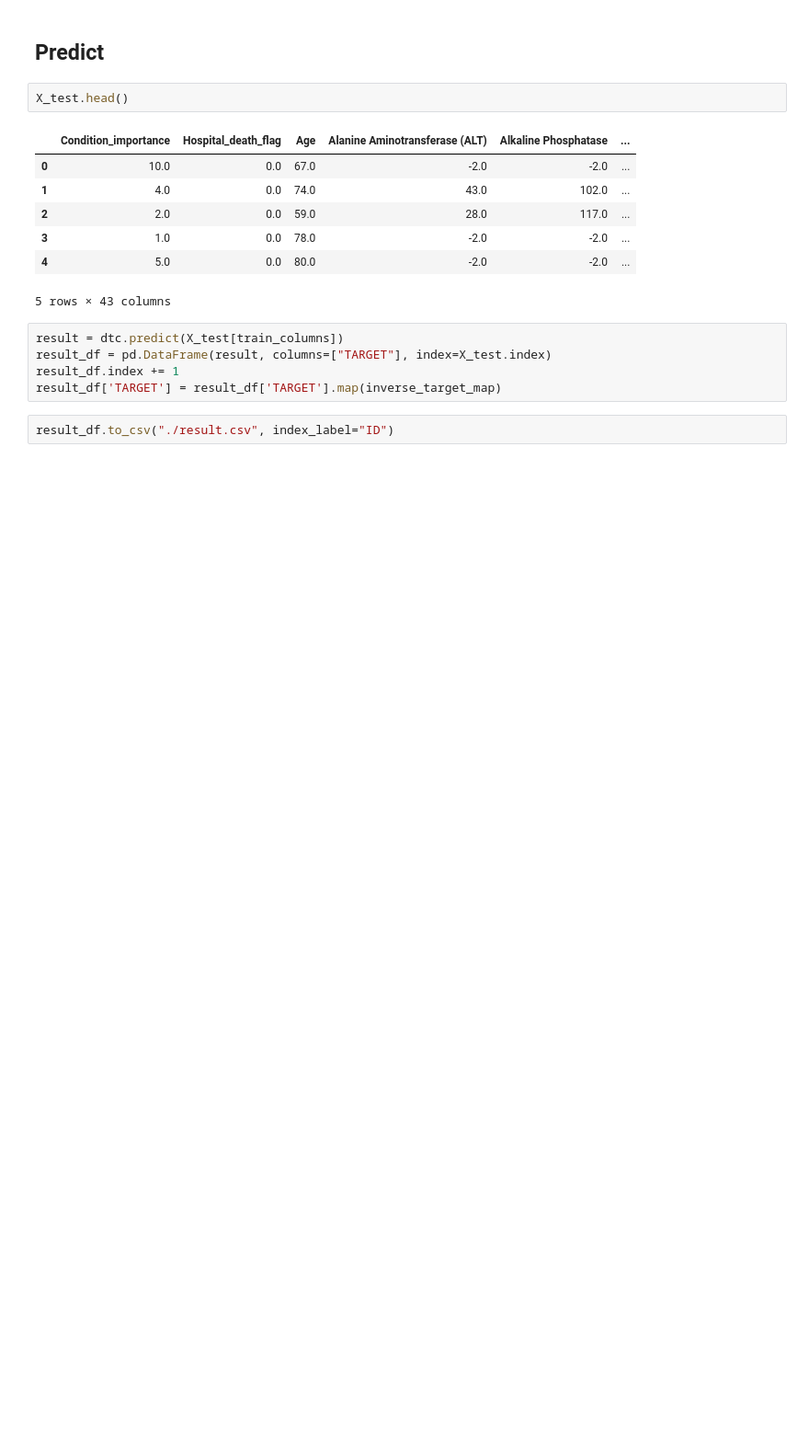
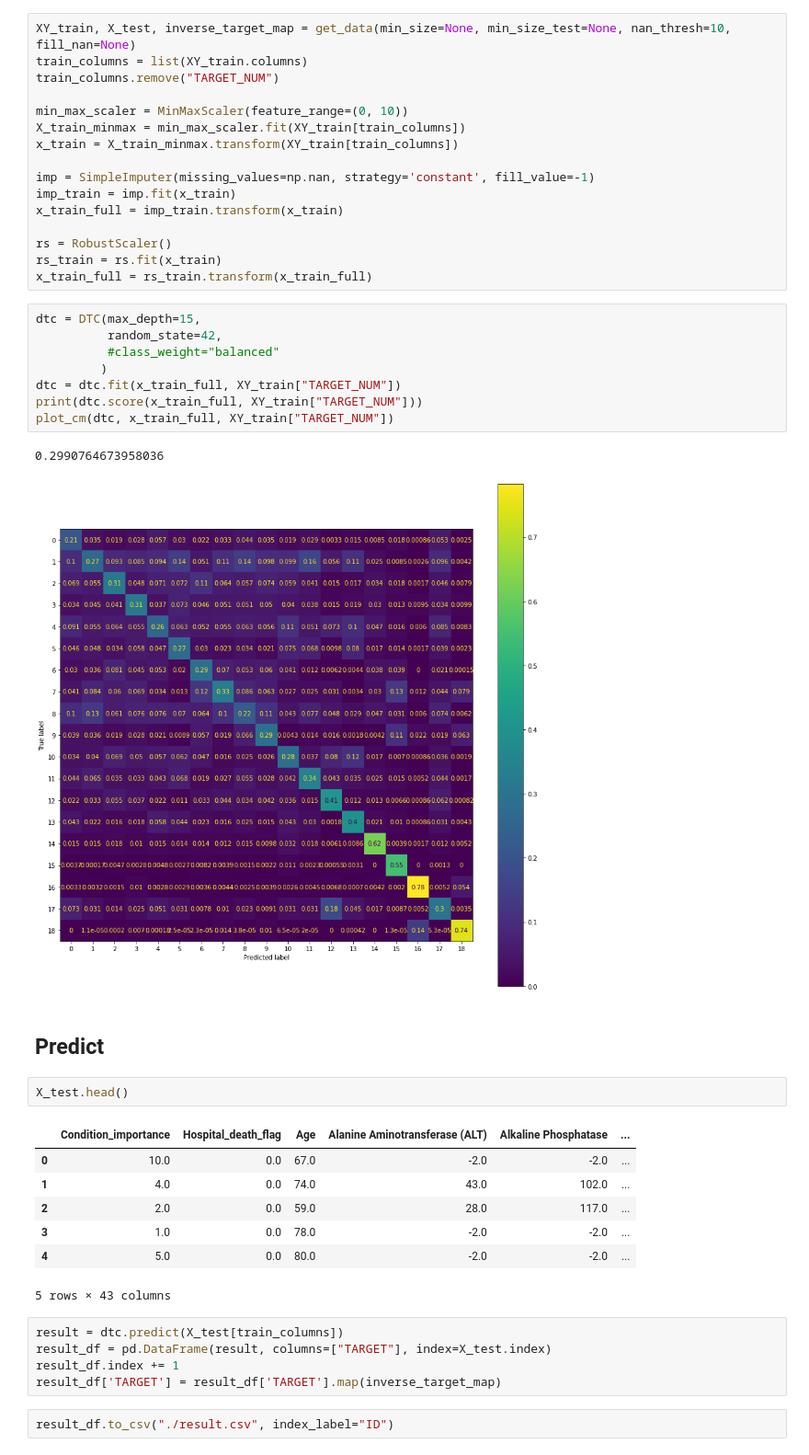
Before and after one commit to levopeti/DMandML, a Jupyter notebook: assignment/1R.ipynb, the cells around one changed output. Shown at 92% size. Cells and saved outputs as stored; diff of their text form; blank space fills up the shorter version.

```diff
--- a/assignment/1R.ipynb
+++ b/assignment/1R.ipynb
@@ -52,3 +93,30 @@ export_text(dtc)
+# %%
+XY_train, X_test, inverse_target_map = get_data(min_size=None, min_size_test=None, nan_thresh=10, fill_nan=None)
+train_columns = list(XY_train.columns)
+train_columns.remove("TARGET_NUM")
+
+min_max_scaler = MinMaxScaler(feature_range=(0, 10))
+X_train_minmax = min_max_scaler.fit(XY_train[train_columns])
+x_train = X_train_minmax.transform(XY_train[train_columns])
+
+imp = SimpleImputer(missing_values=np.nan, strategy='constant', fill_value=-1)
+imp_train = imp.fit(x_train)
+x_train_full = imp_train.transform(x_train)
+
+rs = RobustScaler()
+rs_train = rs.fit(x_train)
+x_train_full = rs_train.transform(x_train_full)
+# %%
+dtc = DTC(max_depth=15,
+          random_state=42,
+          #class_weight="balanced"
+         )
+dtc = dtc.fit(x_train_full, XY_train["TARGET_NUM"])
+print(dtc.score(x_train_full, XY_train["TARGET_NUM"]))
+plot_cm(dtc, x_train_full, XY_train["TARGET_NUM"])
+# %% [output]
+0.2990764673958036
+[figure, added]
 # %% [markdown]
 ## Predict
 # %%
```
Also changed, not shown: parts of 9 cells of this notebook, 4 other files.
